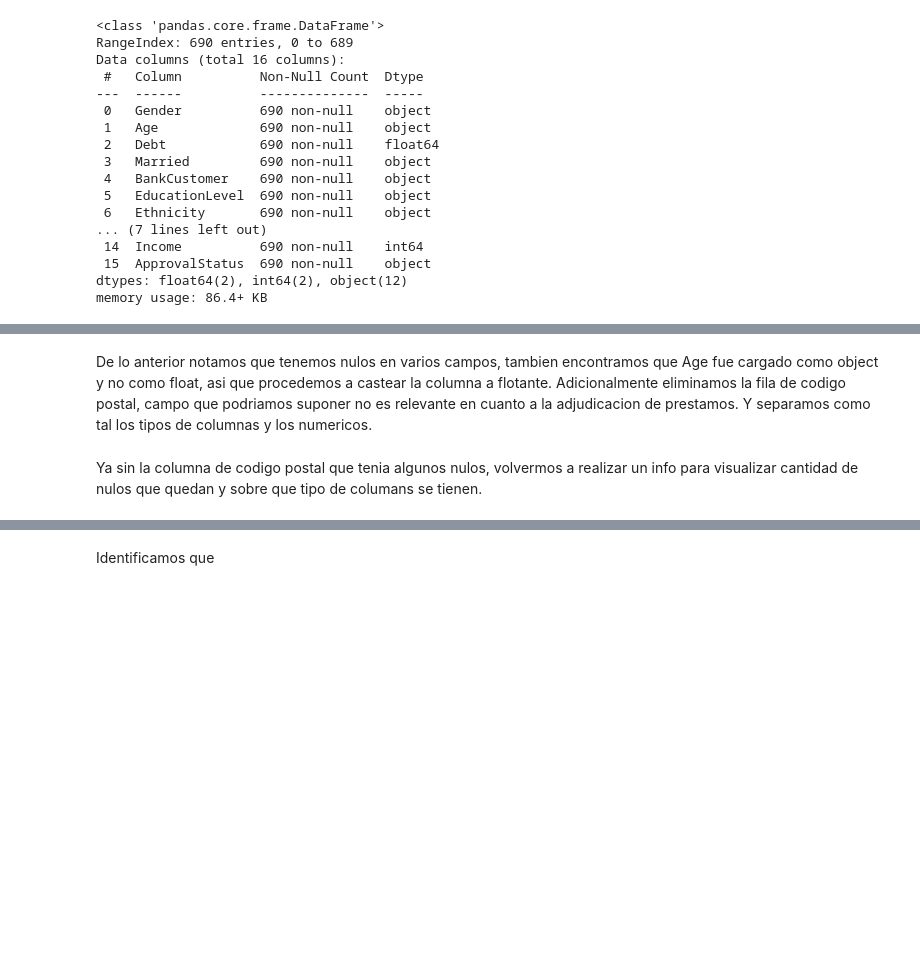
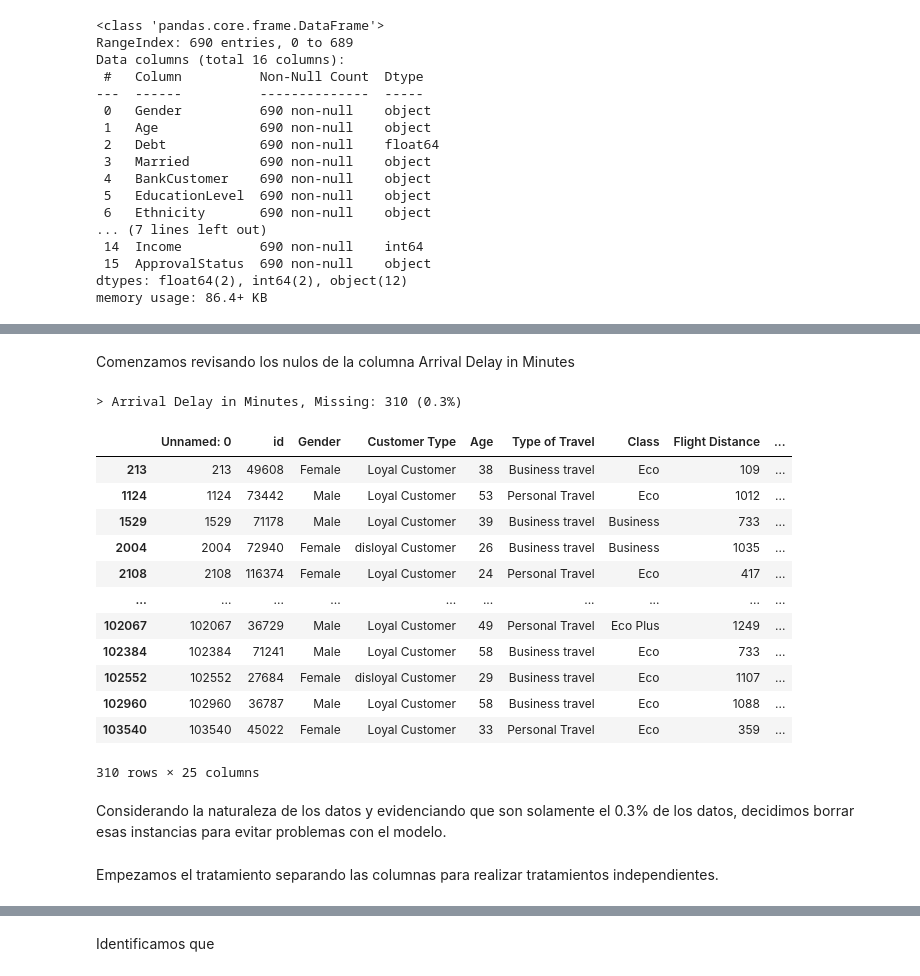
Before and after one commit to nlmaldonadog/PreparacionDeDatos-Trabajo1, a Jupyter notebook: Data_preparation-Nicolas_Maldonado.ipynb, the cells around one changed output, grey strips where cells are left out. Cells and saved outputs as stored; diff of their text form; code cells hidden in the pictures; blank space fills up the shorter version.

```diff
--- a/Data_preparation-Nicolas_Maldonado.ipynb
+++ b/Data_preparation-Nicolas_Maldonado.ipynb
@@ -144,5 +119,0 @@ Vemos como el dataset cuenta con varios datos en '?', empezamos convirtiendolos
-# %%
-for c in df:
-    if df[c].dtype == 'object':
-        df[c] = df[c].replace('?',np.nan)
-df.info()
@@ -268,3 +258,28 @@ memory usage: 86.4+ KB
 None
-# %% [markdown]
-De lo anterior notamos que tenemos nulos en varios campos, tambien encontramos que Age fue cargado como object y no como float, asi que procedemos a castear la columna a flotante. Adicionalmente eliminamos la fila de codigo postal, campo que podriamos suponer no es relevante en cuanto a la adjudicacion de prestamos. Y separamos como tal los tipos de columnas y los numericos.
+# %% [markdown]
+Comenzamos revisando los nulos de la columna Arrival Delay in Minutes
+# %%
+for i in df:
+    # count number of rows with missing values
+    n_miss = df[i].isna().sum()
+    if n_miss > 0:
+        perc = n_miss / df.shape[0] * 100
+        print('> %s, Missing: %d (%.1f%%)' % (i, n_miss, perc))
+df[df.isna().any(axis=1)]
+# %% [output]
+> Arrival Delay in Minutes, Missing: 310 (0.3%)
+|  | Unnamed: 0 | id | Gender | Customer Type | Age | Type of Travel | Class | Flight Distance | ... |
+| 213 | 213 | 49608 | Female | Loyal Customer | 38 | Business travel | Eco | 109 | ... |
+| 1124 | 1124 | 73442 | Male | Loyal Customer | 53 | Personal Travel | Eco | 1012 | ... |
+| 1529 | 1529 | 71178 | Male | Loyal Customer | 39 | Business travel | Business | 733 | ... |
+| 2004 | 2004 | 72940 | Female | disloyal Customer | 26 | Business travel | Business | 1035 | ... |
+| 2108 | 2108 | 116374 | Female | Loyal Customer | 24 | Personal Travel | Eco | 417 | ... |
+| ... | ... | ... | ... | ... | ... | ... | ... | ... | ... |
+| 102067 | 102067 | 36729 | Male | Loyal Customer | 49 | Personal Travel | Eco Plus | 1249 | ... |
+| 102384 | 102384 | 71241 | Male | Loyal Customer | 58 | Business travel | Eco | 733 | ... |
+| 102552 | 102552 | 27684 | Female | disloyal Customer | 29 | Business travel | Eco | 1107 | ... |
+| 102960 | 102960 | 36787 | Male | Loyal Customer | 58 | Business travel | Eco | 1088 | ... |
+| 103540 | 103540 | 45022 | Female | Loyal Customer | 33 | Personal Travel | Eco | 359 | ... |
+310 rows × 25 columns
+# %% [markdown]
+Considerando la naturaleza de los datos y evidenciando que son solamente el 0.3% de los datos, decidimos borrar esas instancias para evitar problemas con el modelo.
@@ -271,2 +288,4 @@ De lo anterior notamos que tenemos nulos en varios campos, tambien encontramos q
+# %% [markdown]
+Empezamos el tratamiento separando las columnas para realizar tratamientos independientes.
 # %%
 df_trated = df.copy()
@@ -276,4 +294,2 @@ df_trated.drop(['ZipCode','ApprovalStatus'], axis=1, inplace=True)
 categorical_ix = df_trated.select_dtypes(include='object').columns
 numerical_ix = df_trated.select_dtypes(include=['float64','int']).columns
-# %% [markdown]
-Ya sin la columna de codigo postal que tenia algunos nulos, volvermos a realizar un info para visualizar cantidad de nulos que quedan y sobre que tipo de columans se tienen.
```
Also changed, not shown: parts of 33 cells of this notebook, 6 other files.
